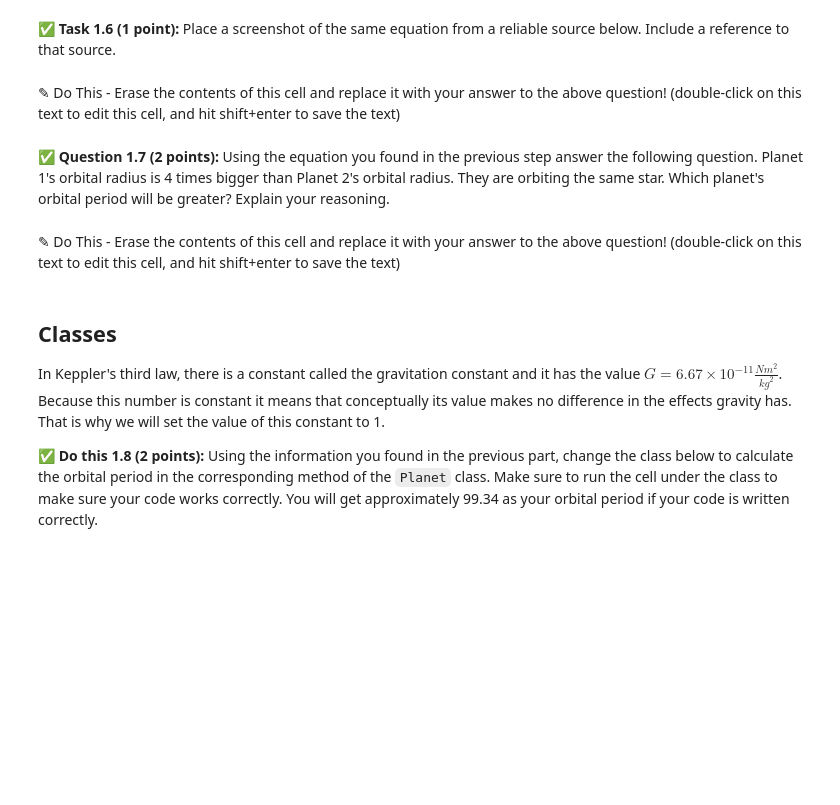
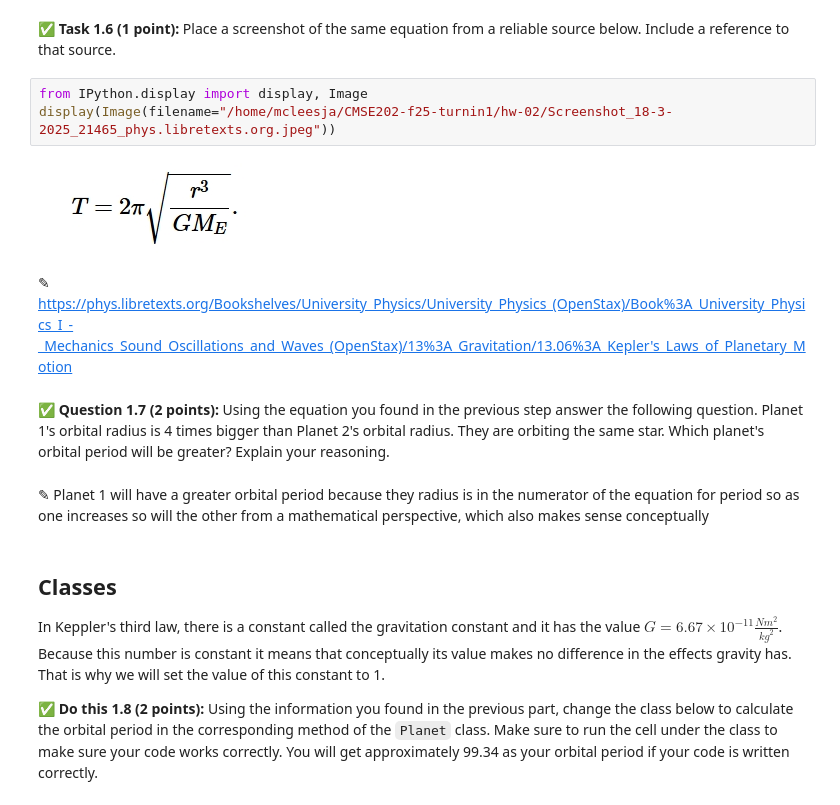
Before and after one commit to mcleesja/CMSE202-f25-turnin1, a Jupyter notebook: hw-02/HW02_Part1-Orbits-SS25-McLees.ipynb, the cells around one changed output. Cells and saved outputs as stored; diff of their text form; blank space fills up the shorter version.

```diff
--- a/hw-02/HW02_Part1-Orbits-SS25-McLees.ipynb
+++ b/hw-02/HW02_Part1-Orbits-SS25-McLees.ipynb
@@ -113,12 +129,17 @@ An important parameter for a planet orbiting a star is its orbital period. This
 The equation that you found is called **Kepler's third law**. Using google or any other search engine, try to find the same equation and verify that GenAI gave you the correct answer.
 # %% [markdown]
 ✅ **Task 1.6 (1 point):** Place a screenshot of the same equation from a reliable source below. Include a reference to that source.
-# %% [markdown]
-✎ Do This - Erase the contents of this cell and replace it with your answer to the above question! (double-click on this text to edit this cell, and hit shift+enter to save the text)
+# %%
+from IPython.display import display, Image
+display(Image(filename="/home/mcleesja/CMSE202-f25-turnin1/hw-02/Screenshot_18-3-2025_21465_phys.libretexts.org.jpeg"))
+# %% [output]
+[figure, added]
+# %% [markdown]
+✎ https://phys.libretexts.org/Bookshelves/University_Physics/University_Physics_(OpenStax)/Book%3A_University_Physics_I_-_Mechanics_Sound_Oscillations_and_Waves_(OpenStax)/13%3A_Gravitation/13.06%3A_Kepler's_Laws_of_Planetary_Motion
 # %% [markdown]
 ✅ **Question 1.7 (2 points):** Using the equation you found in the previous step answer the following question. Planet 1's orbital radius is 4 times bigger than Planet 2's orbital radius. They are orbiting the same star. Which planet's orbital period will be greater? Explain your reasoning.
-# %% [markdown]
-✎ Do This - Erase the contents of this cell and replace it with your answer to the above question! (double-click on this text to edit this cell, and hit shift+enter to save the text)
+# %% [markdown]
+✎ Planet 1 will have a greater orbital period because they radius is in the numerator of the equation for period so as one increases so will the other from a mathematical perspective, which also makes sense conceptually
 # %% [markdown]
 ## Classes
 
```
Also changed, not shown: parts of 18 cells of this notebook.
